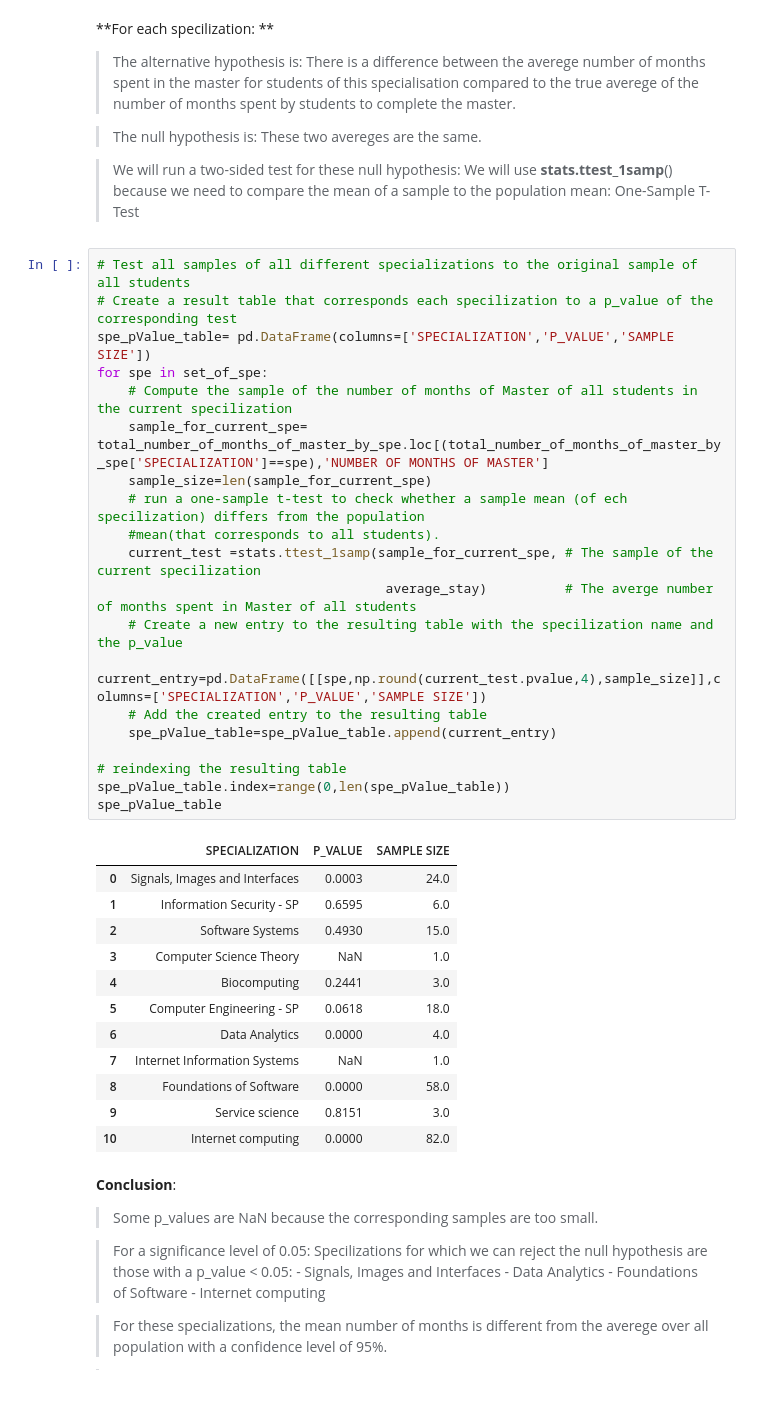
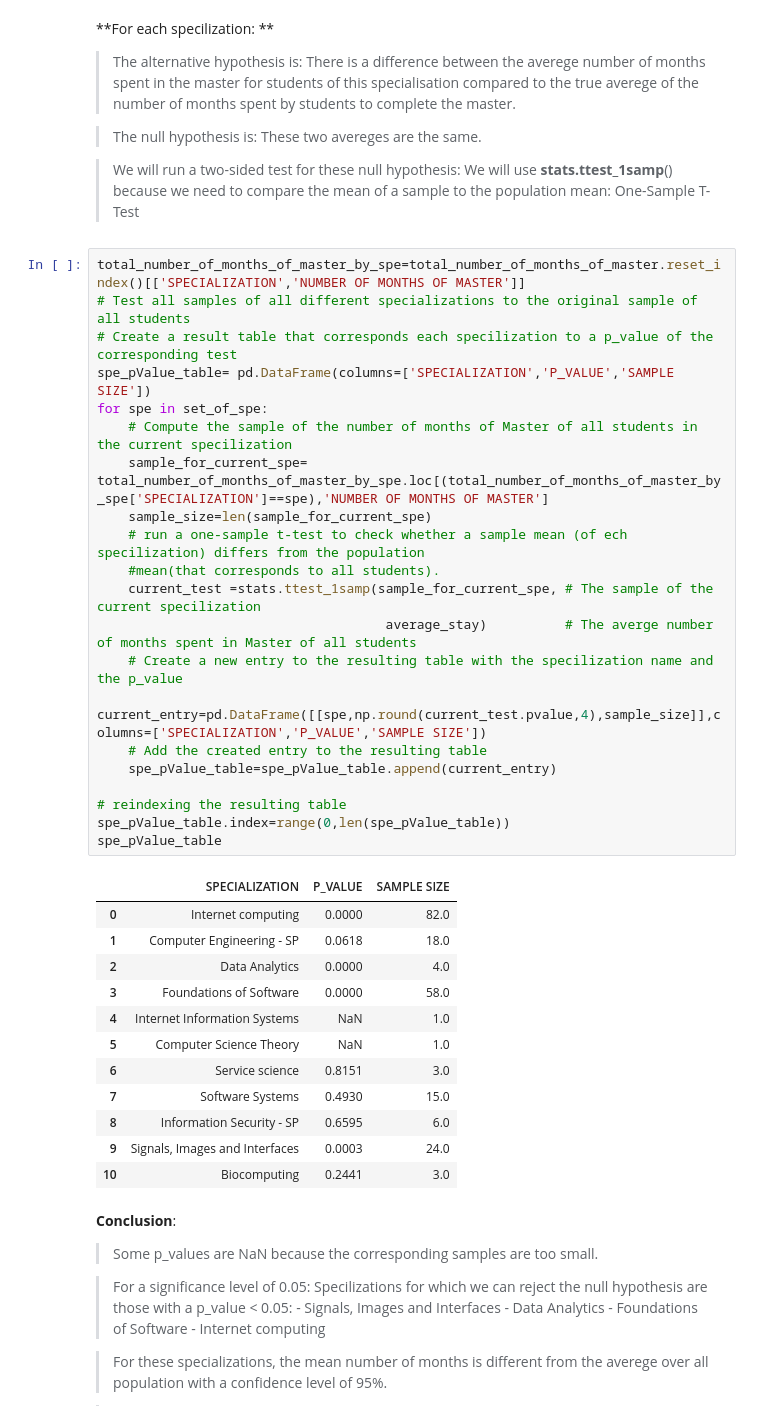
Before and after one commit to boudabou/ADA_Homeworks, a Jupyter notebook: Homework 2 - Extracting Data From Web/ISA.ipynb, the cells around one changed output. Cells and saved outputs as stored; diff of their text form.

```diff
--- a/Homework 2 - Extracting Data From Web/ISA.ipynb
+++ b/Homework 2 - Extracting Data From Web/ISA.ipynb
@@ -616,38 +616,39 @@ These two avereges are the same.
 
 > We will run a two-sided test for these null hypothesis: We will use **stats.ttest_1samp**() because we need to compare the mean of a sample to the population mean: One-Sample T-Test
 # %%
+total_number_of_months_of_master_by_spe=total_number_of_months_of_master.reset_index()[['SPECIALIZATION','NUMBER OF MONTHS OF MASTER']]
 # Test all samples of all different specializations to the original sample of all students
 # Create a result table that corresponds each specilization to a p_value of the corresponding test
 spe_pValue_table= pd.DataFrame(columns=['SPECIALIZATION','P_VALUE','SAMPLE SIZE'])
 for spe in set_of_spe:
     # Compute the sample of the number of months of Master of all students in the current specilization
     sample_for_current_spe= total_number_of_months_of_master_by_spe.loc[(total_number_of_months_of_master_by_spe['SPECIALIZATION']==spe),'NUMBER OF MONTHS OF MASTER']
     sample_size=len(sample_for_current_spe)
     # run a one-sample t-test to check whether a sample mean (of ech specilization) differs from the population
     #mean(that corresponds to all students).
     current_test =stats.ttest_1samp(sample_for_current_spe, # The sample of the current specilization
                                      average_stay)          # The averge number of months spent in Master of all students
     # Create a new entry to the resulting table with the specilization name and the p_value
     current_entry=pd.DataFrame([[spe,np.round(current_test.pvalue,4),sample_size]],columns=['SPECIALIZATION','P_VALUE','SAMPLE SIZE'])
     # Add the created entry to the resulting table
     spe_pValue_table=spe_pValue_table.append(current_entry)
 
 # reindexing the resulting table
 spe_pValue_table.index=range(0,len(spe_pValue_table))
 spe_pValue_table
 # %% [output]
 |  | SPECIALIZATION | P_VALUE | SAMPLE SIZE |
-| 0 | Signals, Images and Interfaces | 0.0003 | 24.0 |
-| 1 | Information Security - SP | 0.6595 | 6.0 |
-| 2 | Software Systems | 0.4930 | 15.0 |
-| 3 | Computer Science Theory | NaN | 1.0 |
-| 4 | Biocomputing | 0.2441 | 3.0 |
-| 5 | Computer Engineering - SP | 0.0618 | 18.0 |
-| 6 | Data Analytics | 0.0000 | 4.0 |
-| 7 | Internet Information Systems | NaN | 1.0 |
-| 8 | Foundations of Software | 0.0000 | 58.0 |
-| 9 | Service science | 0.8151 | 3.0 |
-| 10 | Internet computing | 0.0000 | 82.0 |
+| 0 | Internet computing | 0.0000 | 82.0 |
+| 1 | Computer Engineering - SP | 0.0618 | 18.0 |
+| 2 | Data Analytics | 0.0000 | 4.0 |
+| 3 | Foundations of Software | 0.0000 | 58.0 |
+| 4 | Internet Information Systems | NaN | 1.0 |
+| 5 | Computer Science Theory | NaN | 1.0 |
+| 6 | Service science | 0.8151 | 3.0 |
+| 7 | Software Systems | 0.4930 | 15.0 |
+| 8 | Information Security - SP | 0.6595 | 6.0 |
+| 9 | Signals, Images and Interfaces | 0.0003 | 24.0 |
+| 10 | Biocomputing | 0.2441 | 3.0 |
 # %% [markdown]
 **Conclusion**:
 > Some p_values are NaN because the corresponding samples are too small.
```
Also changed, not shown: parts of 1 cell of this notebook.
